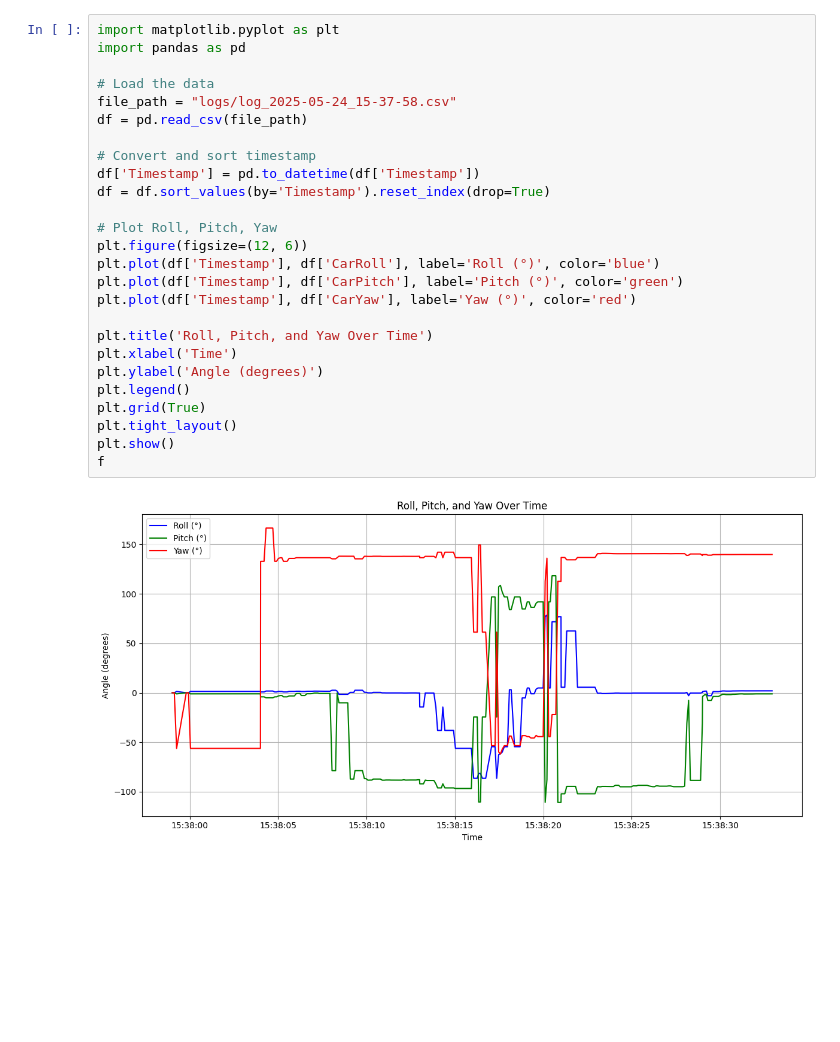
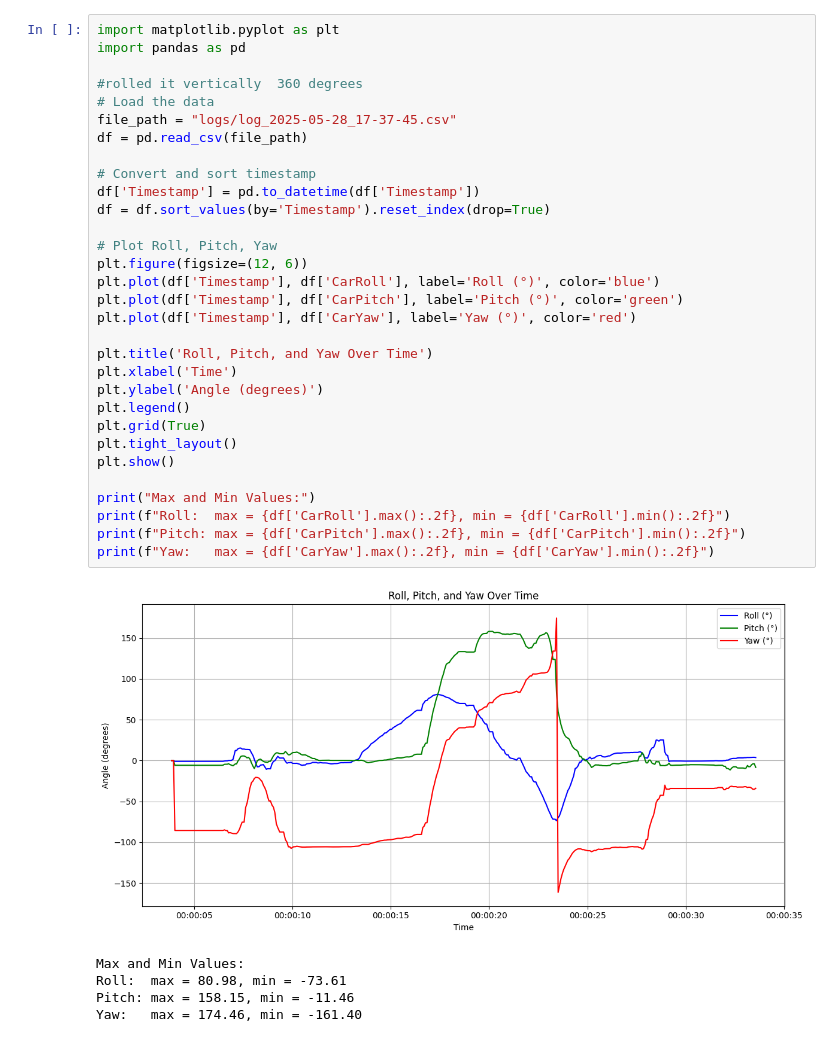
Before and after one commit to Bruin-Racing-Baja/m25daq, a Jupyter notebook: daqData.ipynb, the cells around one changed output. Drawn from its saved outputs; the diff is of its cells as text; blank space fills up the shorter version.

```diff
--- a/daqData.ipynb
+++ b/daqData.ipynb
@@ -1,29 +245,38 @@
 # %%
 import matplotlib.pyplot as plt
 import pandas as pd
 
+#rolled it vertically  360 degrees
 # Load the data
-file_path = "logs/log_2025-05-24_15-37-58.csv"
+file_path = "logs/log_2025-05-28_17-37-45.csv"
 df = pd.read_csv(file_path)
 
 # Convert and sort timestamp
 df['Timestamp'] = pd.to_datetime(df['Timestamp'])
 df = df.sort_values(by='Timestamp').reset_index(drop=True)
 
 # Plot Roll, Pitch, Yaw
 plt.figure(figsize=(12, 6))
 plt.plot(df['Timestamp'], df['CarRoll'], label='Roll (°)', color='blue')
 plt.plot(df['Timestamp'], df['CarPitch'], label='Pitch (°)', color='green')
 plt.plot(df['Timestamp'], df['CarYaw'], label='Yaw (°)', color='red')
 
 plt.title('Roll, Pitch, and Yaw Over Time')
 plt.xlabel('Time')
 plt.ylabel('Angle (degrees)')
 plt.legend()
 plt.grid(True)
 plt.tight_layout()
 plt.show()
-f
+
+print("Max and Min Values:")
+print(f"Roll:  max = {df['CarRoll'].max():.2f}, min = {df['CarRoll'].min():.2f}")
+print(f"Pitch: max = {df['CarPitch'].max():.2f}, min = {df['CarPitch'].min():.2f}")
+print(f"Yaw:   max = {df['CarYaw'].max():.2f}, min = {df['CarYaw'].min():.2f}")
 # %% [output]
-[figure, old version]
+[figure, new version]
+Max and Min Values:
+Roll:  max = 80.98, min = -73.61
+Pitch: max = 158.15, min = -11.46
+Yaw:   max = 174.46, min = -161.40
 # %%
```
Also changed, not shown: parts of 9 cells of this notebook, 8 other files.
